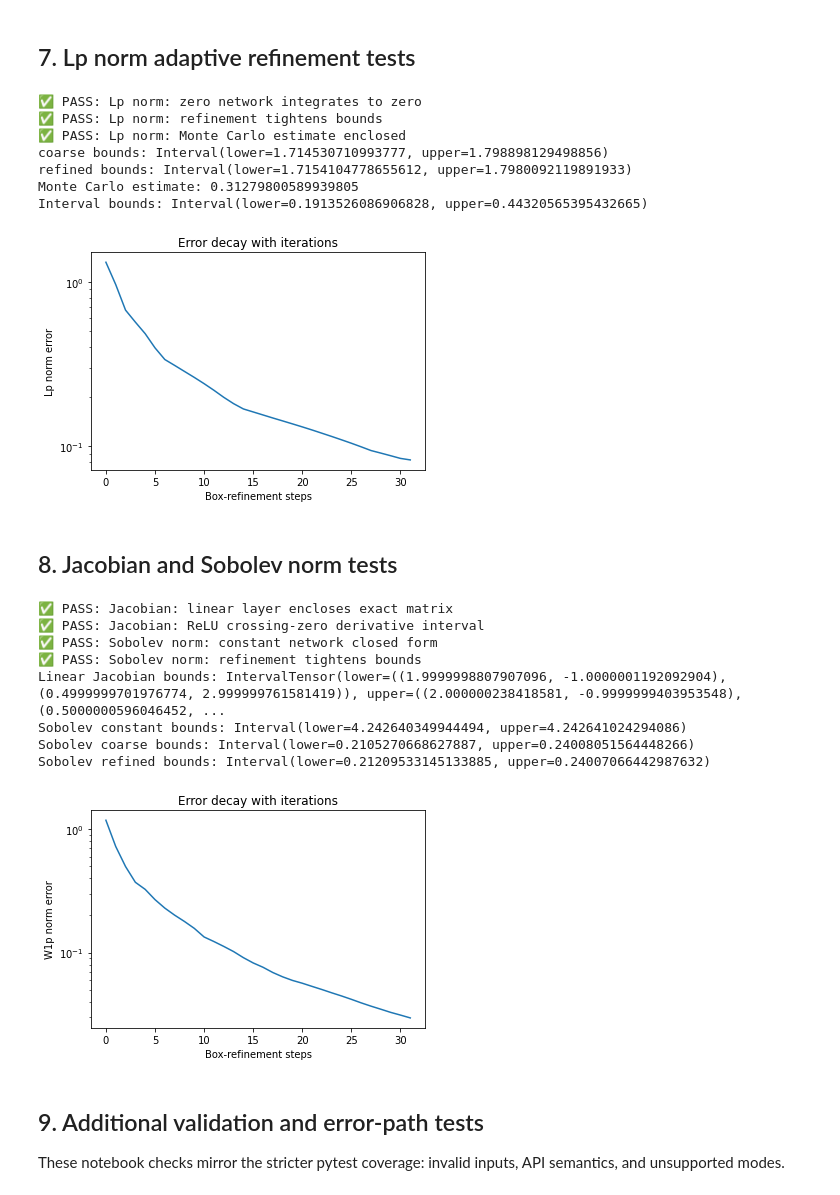
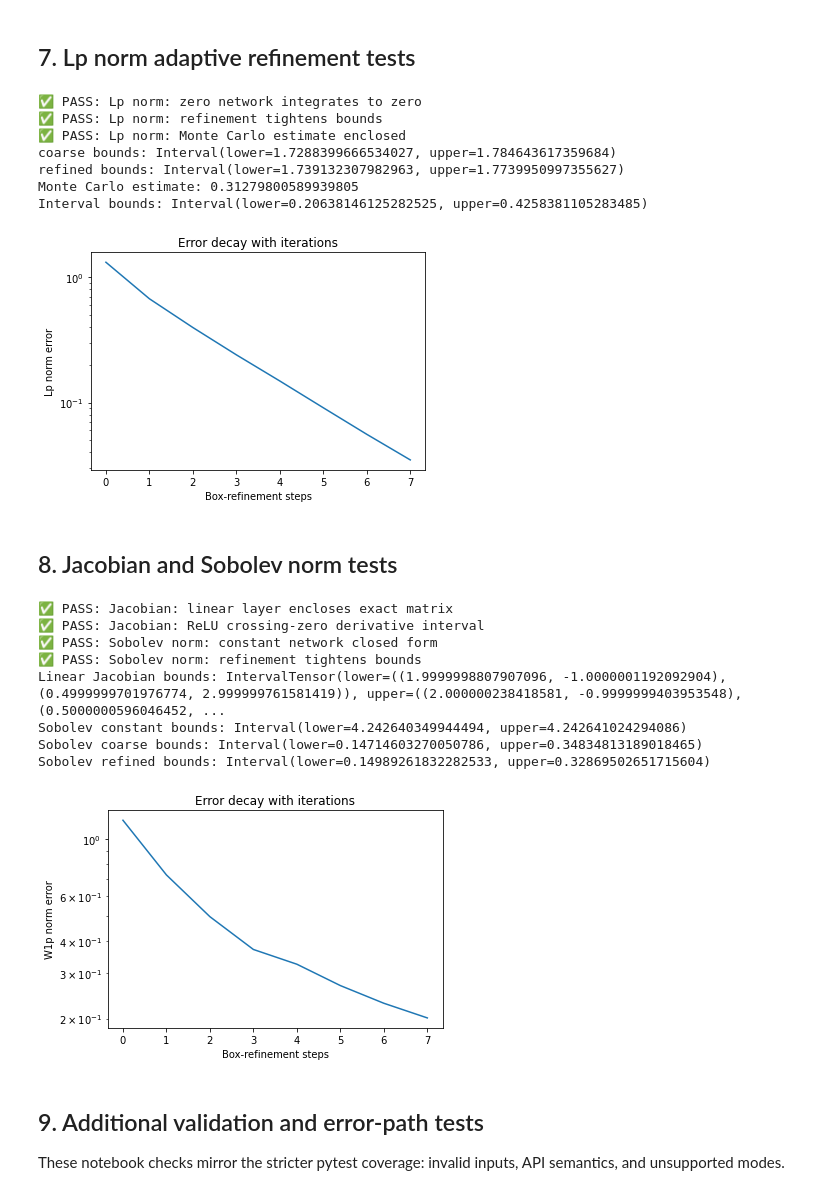
Before and after one commit to pcpet/intervalNets, a Jupyter notebook: notebooks/test_suite.ipynb, the cells around one changed output. Drawn from its saved outputs; the diff is of its cells as text; code cells hidden in the pictures.

```diff
--- a/notebooks/test_suite.ipynb
+++ b/notebooks/test_suite.ipynb
@@ -366,7 +366,7 @@ for parameter in refinement_model.parameters():
 
 refinement_domain = IntervalTensor.from_bounds([-1.0], [1.0])
 
-iterations = 32
+iterations = 8
 errors = np.zeros([iterations])
 
 for o in range(iterations):
@@ -409,11 +409,11 @@ print("Interval bounds:", mc_bounds)
 ✅ PASS: Lp norm: zero network integrates to zero
 ✅ PASS: Lp norm: refinement tightens bounds
 ✅ PASS: Lp norm: Monte Carlo estimate enclosed
-coarse bounds: Interval(lower=1.714530710993777, upper=1.798898129498856)
-refined bounds: Interval(lower=1.7154104778655612, upper=1.7980092119891933)
+coarse bounds: Interval(lower=1.7288399666534027, upper=1.784643617359684)
+refined bounds: Interval(lower=1.739132307982963, upper=1.7739950997355627)
 Monte Carlo estimate: 0.31279800589939805
-Interval bounds: Interval(lower=0.1913526086906828, upper=0.44320565395432665)
+Interval bounds: Interval(lower=0.20638146125282525, upper=0.4258381105283485)
-[figure, old version]
+[figure, new version]
 # %% [markdown]
 ## 8. Jacobian and Sobolev norm tests
 # %%
@@ -460,37 +460,37 @@ for parameter in sobolev_refinement_model.parameters():
     nn.init.uniform_(parameter, a=-1.0, b=1.0)
 
 sobolev_refine_domain = IntervalTensor.from_bounds([-1.0], [1.0])
-iterations = 32
+iterations = 8
 errors = np.zeros([iterations])
 
 for o in range(iterations):
     sobolev_coarse = sobolev_refinement_model.sobolev_norm(sobolev_refine_domain, p=2.0, iterations=o)
     sobolev_refined = sobolev_refinement_model.sobolev_norm(sobolev_refine_domain, p=2.0, iterations=o+1)
     errors[o] = sobolev_coarse.upper - sobolev_coarse.lower
     assert refined_bounds.lower >= coarse_bounds.lower
     assert refined_bounds.upper <= coarse_bounds.upper
 report_pass("Sobolev norm: refinement tightens bounds")
 
 plt.semilogy(errors)
 plt.xlabel("Box-refinement steps")
 plt.ylabel("W1p norm error")
 plt.title("Error decay with iterations")
 
 
 print("Linear Jacobian bounds:", jac_bounds)
 print("Sobolev constant bounds:", sobolev_bounds)
 print("Sobolev coarse bounds:", sobolev_coarse)
 print("Sobolev refined bounds:", sobolev_refined)
 # %% [output]
 ✅ PASS: Jacobian: linear layer encloses exact matrix
 ✅ PASS: Jacobian: ReLU crossing-zero derivative interval
 ✅ PASS: Sobolev norm: constant network closed form
 ✅ PASS: Sobolev norm: refinement tightens bounds
 Linear Jacobian bounds: IntervalTensor(lower=((1.9999998807907096, -1.0000001192092904), (0.4999999701976774, 2.999999761581419)), upper=((2.000000238418581, -0.9999999403953548), (0.5000000596046452, ...
 Sobolev constant bounds: Interval(lower=4.242640349944494, upper=4.242641024294086)
-Sobolev coarse bounds: Interval(lower=0.2105270668627887, upper=0.24008051564448266)
-Sobolev refined bounds: Interval(lower=0.21209533145133885, upper=0.24007066442987632)
+Sobolev coarse bounds: Interval(lower=0.14714603270050786, upper=0.34834813189018465)
+Sobolev refined bounds: Interval(lower=0.14989261832282533, upper=0.32869502651715604)
-[figure, old version]
+[figure, new version]
 # %% [markdown]
 ## 9. Additional validation and error-path tests
 
```
